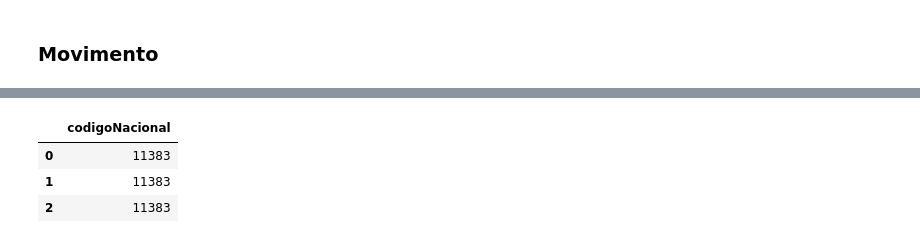
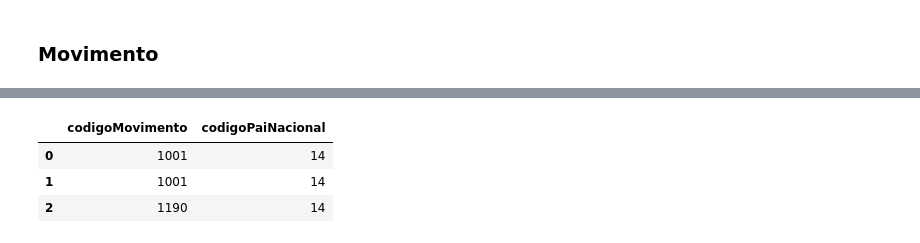
Before and after one commit to igobarros/hackathon-cnj-inova, a Jupyter notebook: source1.ipynb, the cells around one changed output, grey strips where cells are left out. Drawn from its saved outputs; the diff is of its cells as text; code cells hidden in the pictures.

```diff
--- a/source1.ipynb
+++ b/source1.ipynb
@@ -3,7 +3,7 @@ import pandas as pd
 # %%
 pd.options.display.max_columns = None
 # %%
-df = pd.read_json('base/justica_eleitoral/processos-tre-ac/processos-tre-ac_1.json')
+df = pd.read_json('base/justica_militar/processos-tjmmg/processos-tjmmg_1.json')
 # %%
 df.head(10)
 # %% [output]
@@ -61,8 +86,8 @@ movimento1.head(3)
 # %%
-movimento2 = pd.DataFrame([md for md in movimento1.movimentoNacional])
+movimento2 = pd.DataFrame([md for md in movimento1.movimentoLocal])
 movimento2.head(3)
 # %% [output]
-|  | codigoNacional |
-| 0 | 11383 |
-| 1 | 11383 |
-| 2 | 11383 |
+|  | codigoMovimento | codigoPaiNacional |
+| 0 | 1001 | 14 |
+| 1 | 1001 | 14 |
+| 2 | 1190 | 14 |
```
Also changed, not shown: parts of 5 cells of this notebook, 1 other file.
